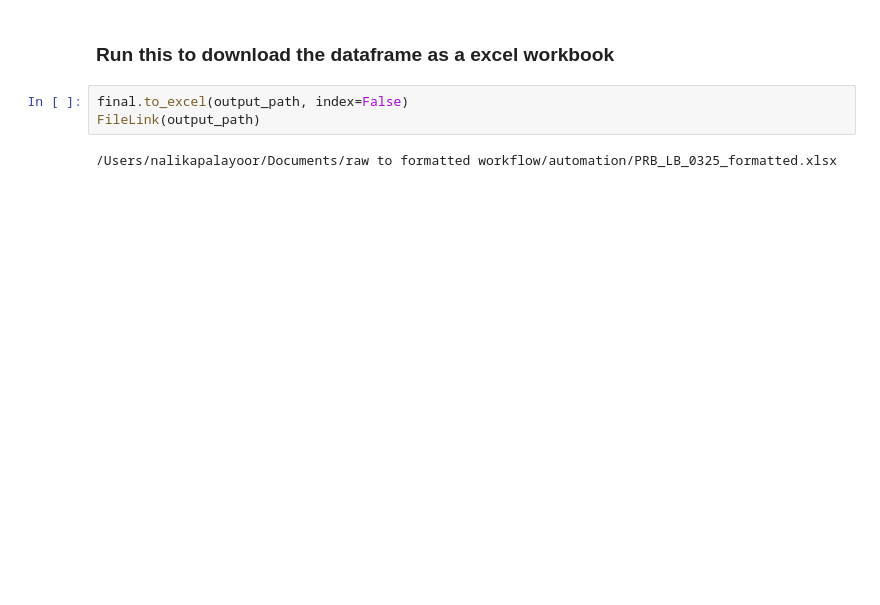
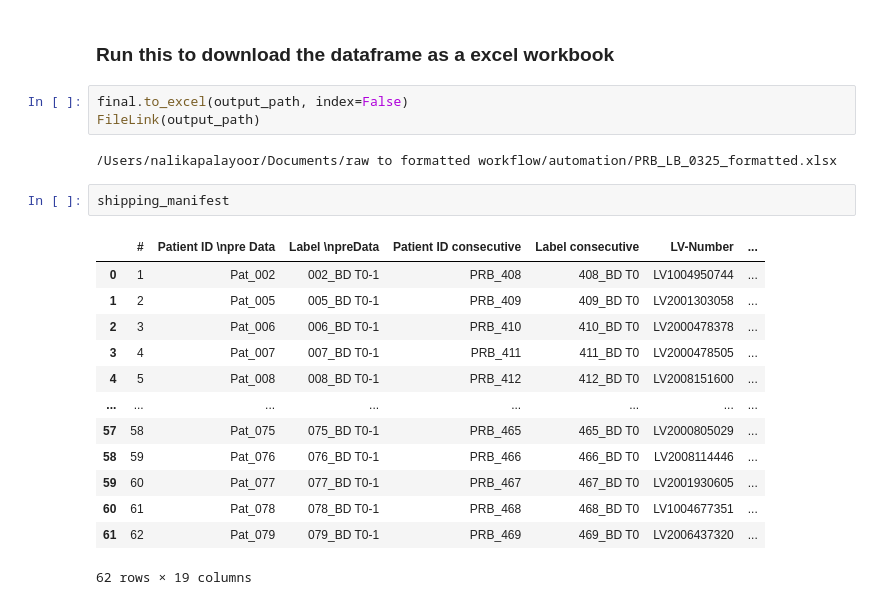
Before and after one commit to nalikapalayoor/clinical-data-cleaning-pipeline, a Jupyter notebook: raw_to_template.ipynb, the cells around one changed output. Cells and saved outputs as stored; diff of their text form; blank space fills up the shorter version.

```diff
--- a/raw_to_template.ipynb
+++ b/raw_to_template.ipynb
@@ -445,3 +446,19 @@ final.to_excel(output_path, index=False)
 FileLink(output_path)
 # %% [output]
 /Users/nalikapalayoor/Documents/raw to formatted workflow/automation/PRB_LB_0325_formatted.xlsx
+# %%
+shipping_manifest
+# %% [output]
+|  | # | Patient ID \npre Data | Label \npreData | Patient ID consecutive | Label consecutive | LV-Number | ... |
+| 0 | 1 | Pat_002 | 002_BD T0-1 | PRB_408 | 408_BD T0 | LV1004950744 | ... |
+| 1 | 2 | Pat_005 | 005_BD T0-1 | PRB_409 | 409_BD T0 | LV2001303058 | ... |
+| 2 | 3 | Pat_006 | 006_BD T0-1 | PRB_410 | 410_BD T0 | LV2000478378 | ... |
+| 3 | 4 | Pat_007 | 007_BD T0-1 | PRB_411 | 411_BD T0 | LV2000478505 | ... |
+| 4 | 5 | Pat_008 | 008_BD T0-1 | PRB_412 | 412_BD T0 | LV2008151600 | ... |
+| ... | ... | ... | ... | ... | ... | ... | ... |
+| 57 | 58 | Pat_075 | 075_BD T0-1 | PRB_465 | 465_BD T0 | LV2000805029 | ... |
+| 58 | 59 | Pat_076 | 076_BD T0-1 | PRB_466 | 466_BD T0 | LV2008114446 | ... |
+| 59 | 60 | Pat_077 | 077_BD T0-1 | PRB_467 | 467_BD T0 | LV2001930605 | ... |
+| 60 | 61 | Pat_078 | 078_BD T0-1 | PRB_468 | 468_BD T0 | LV1004677351 | ... |
+| 61 | 62 | Pat_079 | 079_BD T0-1 | PRB_469 | 469_BD T0 | LV2006437320 | ... |
+62 rows × 19 columns
```
Also changed, not shown: parts of 3 cells of this notebook.
